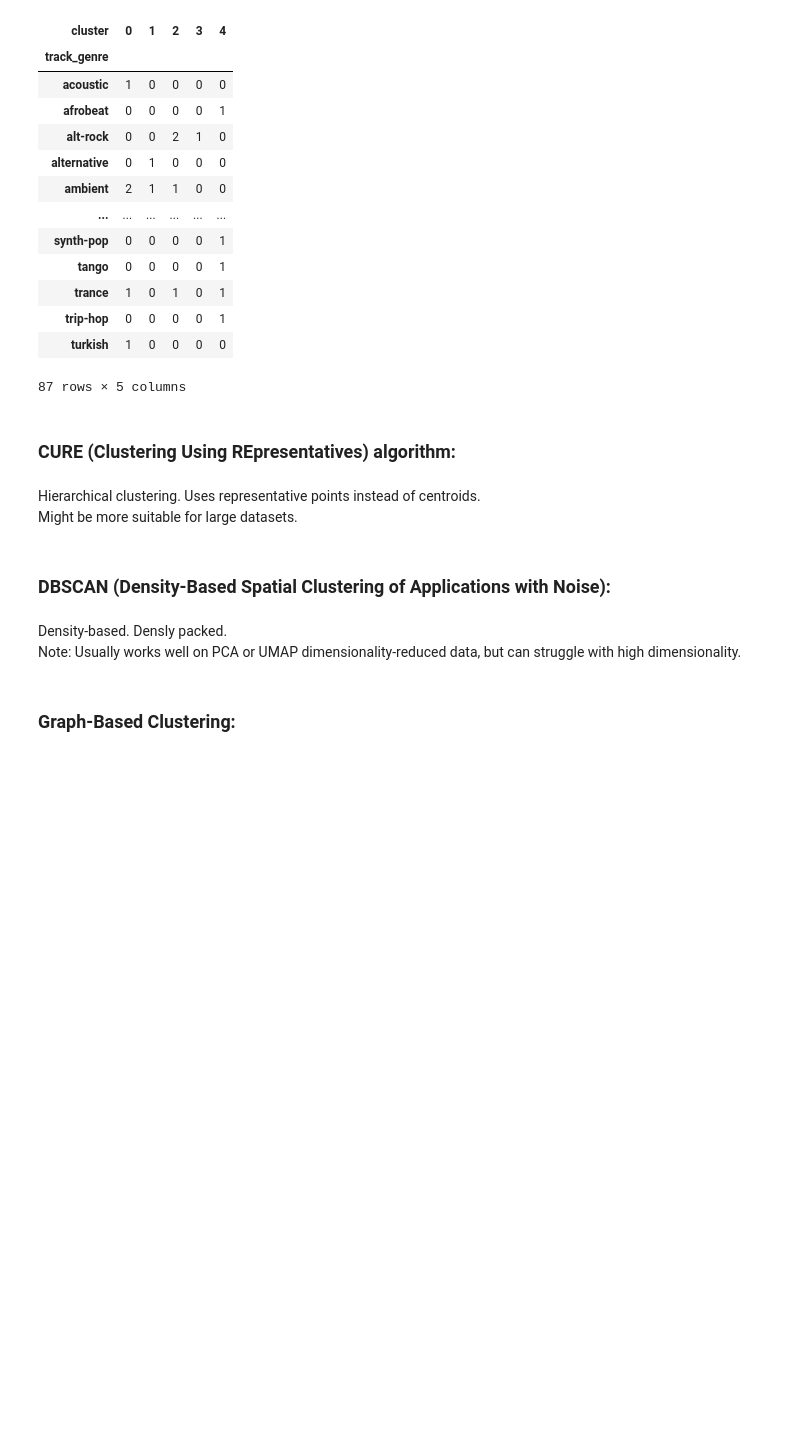
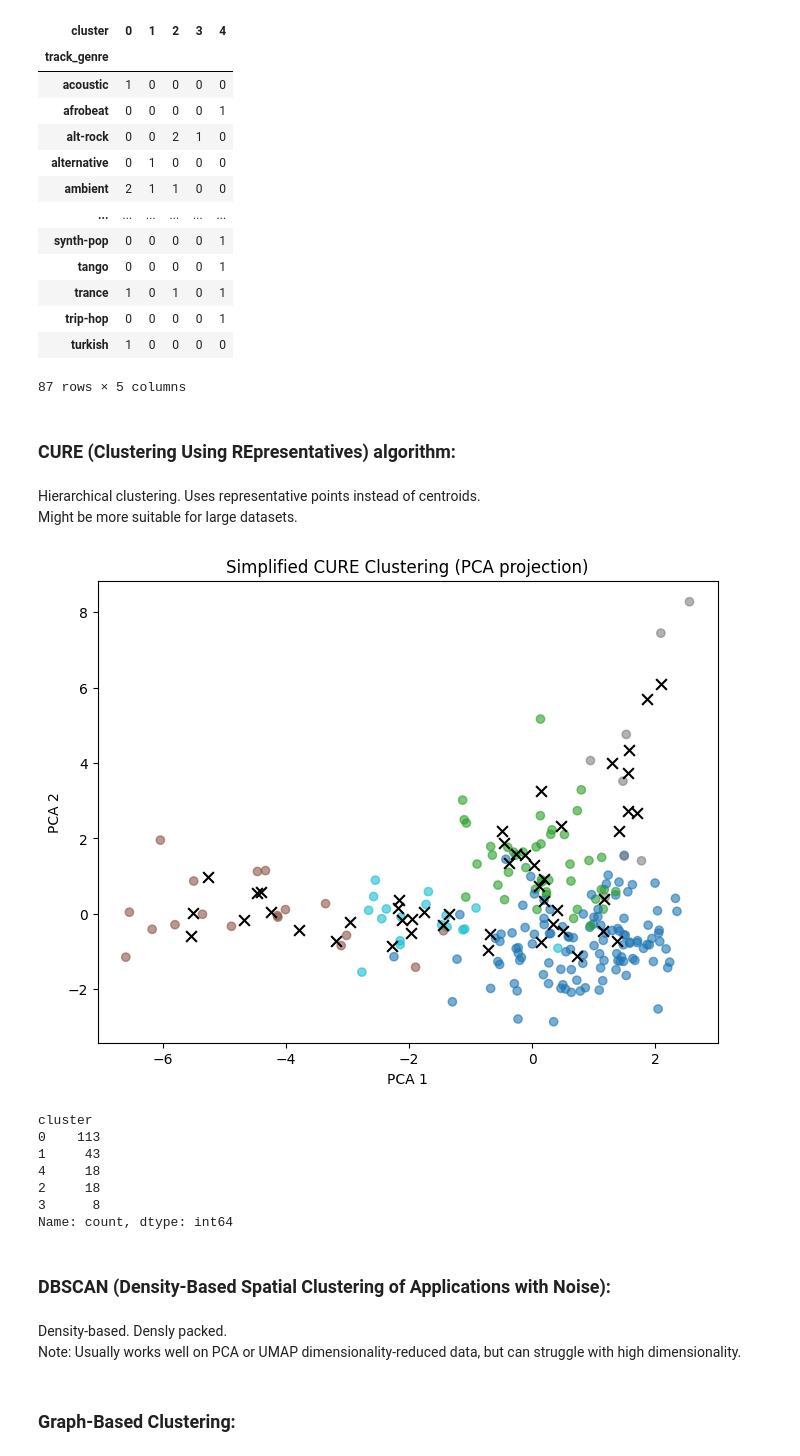
Before and after one commit to adamajane/computational-tools-for-data-science-02807-project, a Jupyter notebook: 3-recommendation-search/3.ipynb, the cells around one changed output. Cells and saved outputs as stored; diff of their text form; code cells hidden in the pictures; blank space fills up the shorter version.

Commit message:
Added CURE clustering - prototyping for now

```diff
--- a/3-recommendation-search/3.ipynb
+++ b/3-recommendation-search/3.ipynb
@@ -199,0 +221,80 @@ Might be more suitable for large datasets.
+# %%
+import pandas as pd
+import numpy as np
+import matplotlib.pyplot as plt
+from sklearn.preprocessing import StandardScaler
+from sklearn.decomposition import PCA
+from sklearn.cluster import AgglomerativeClustering
+from sklearn.impute import SimpleImputer
+
+# -----------------------------
+# 1. Prepare data
+# -----------------------------
+
+#numeric_df = numeric_df.dropna() #Drop the NA values. We can also use imputer transformer, to approximate some value to fill in, as covered in the course.
+
+numeric_df = df.select_dtypes(include=[np.number])
+
+# Impute missing values (NaN) with column mean
+imputer = SimpleImputer(strategy="mean")
+X_imputed = imputer.fit_transform(numeric_df)
+
+# Scale
+X = StandardScaler().fit_transform(X_imputed)
+
+
+# -----------------------------
+# 2. Simplified CURE algorithm
+# -----------------------------
+def simple_cure(X, n_clusters=5, shrink_factor=0.5, rep_points=10):
+    # Step 1: Agglomerative clustering (approximation of CURE’s merging)
+    agg = AgglomerativeClustering(n_clusters=n_clusters)
+    labels = agg.fit_predict(X)
+
+    # Step 2: Compute representative points for each cluster
+    reps = []
+    for k in range(n_clusters):
+        points = X[labels == k]
+        if len(points) == 0:
+            continue
+        centroid = points.mean(axis=0)
+        dists = np.linalg.norm(points - centroid, axis=1)
+        farthest_idx = np.argsort(dists)[-rep_points:]
+        selected = points[farthest_idx]
+        # shrink points toward the centroid
+        rep_points_k = centroid + shrink_factor * (selected - centroid)
+        reps.append(rep_points_k)
+    return labels, reps
+
+labels, reps = simple_cure(X, n_clusters=5, shrink_factor=0.5, rep_points=10)
+df["cluster"] = labels
+
+# -----------------------------
+# 3. Visualize in 2D (via PCA)
+# -----------------------------
+pca = PCA(n_components=2)
+X_2d = pca.fit_transform(X)
+
+plt.figure(figsize=(8,6))
+plt.scatter(X_2d[:, 0], X_2d[:, 1], c=labels, cmap="tab10", alpha=0.6)
+plt.title("Simplified CURE Clustering (PCA projection)")
+plt.xlabel("PCA 1")
+plt.ylabel("PCA 2")
+
+# Plot representative points (also projected to 2D)
+for rep_set in reps:
+    rep_2d = pca.transform(rep_set)
+    plt.scatter(rep_2d[:, 0], rep_2d[:, 1], c="black", marker="x", s=60)
+
+plt.show()
+
+print(df["cluster"].value_counts())
+# %% [output]
+[figure, added]
+cluster
+0    113
+1     43
+4     18
+2     18
+3      8
+Name: count, dtype: int64
```
Also changed, not shown: parts of 3 cells of this notebook.
